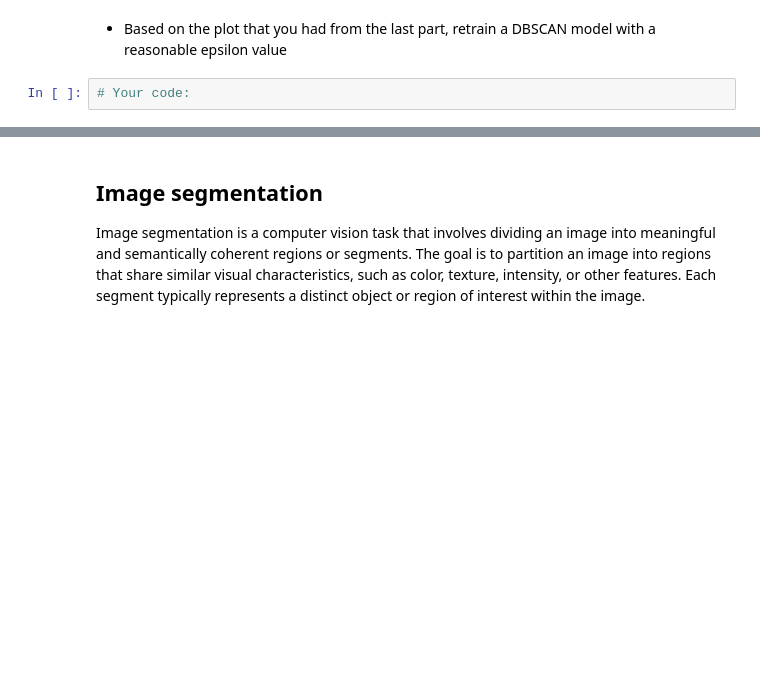
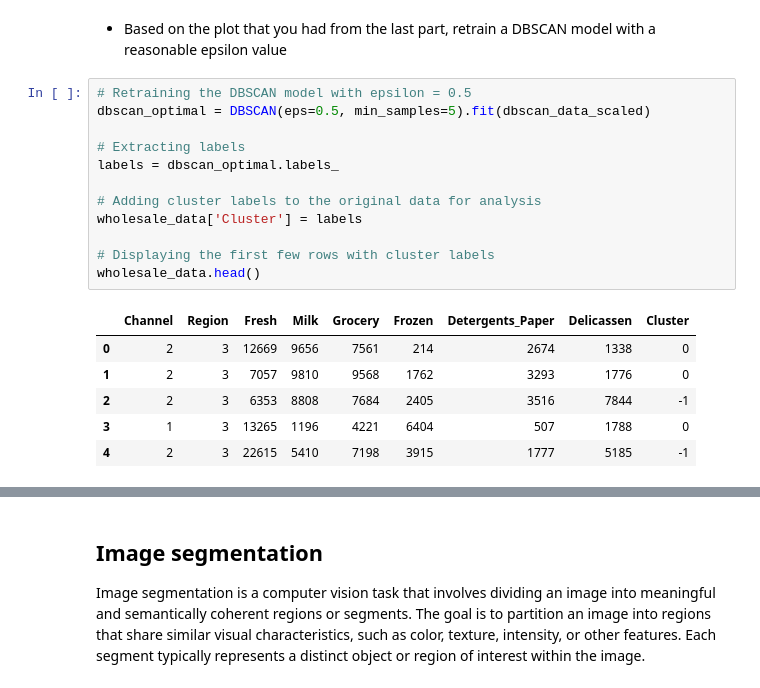
Before and after one commit to peyman886/Machine_Learning, a Jupyter notebook: Bahrak 1402-1/HomeWork/HW06/Machine_Learning_HW06.ipynb, the cells around one changed output, grey strips where cells are left out. Cells and saved outputs as stored; diff of their text form; blank space fills up the shorter version.

```diff
--- a/Bahrak 1402-1/HomeWork/HW06/Machine_Learning_HW06.ipynb
+++ b/Bahrak 1402-1/HomeWork/HW06/Machine_Learning_HW06.ipynb
@@ -469,4 +523,21 @@ plt.show()
 # %% [markdown]
 - Based on the plot that you had from the last part, retrain a DBSCAN model with a reasonable epsilon value
-# %%
-# Your code:
+# %%
+# Retraining the DBSCAN model with epsilon = 0.5
+dbscan_optimal = DBSCAN(eps=0.5, min_samples=5).fit(dbscan_data_scaled)
+
+# Extracting labels
+labels = dbscan_optimal.labels_
+
+# Adding cluster labels to the original data for analysis
+wholesale_data['Cluster'] = labels
+
+# Displaying the first few rows with cluster labels
+wholesale_data.head()
+# %% [output]
+|  | Channel | Region | Fresh | Milk | Grocery | Frozen | Detergents_Paper | Delicassen | Cluster |
+| 0 | 2 | 3 | 12669 | 9656 | 7561 | 214 | 2674 | 1338 | 0 |
+| 1 | 2 | 3 | 7057 | 9810 | 9568 | 1762 | 3293 | 1776 | 0 |
+| 2 | 2 | 3 | 6353 | 8808 | 7684 | 2405 | 3516 | 7844 | -1 |
+| 3 | 1 | 3 | 13265 | 1196 | 4221 | 6404 | 507 | 1788 | 0 |
+| 4 | 2 | 3 | 22615 | 5410 | 7198 | 3915 | 1777 | 5185 | -1 |
```
Also changed, not shown: parts of 16 cells of this notebook.
